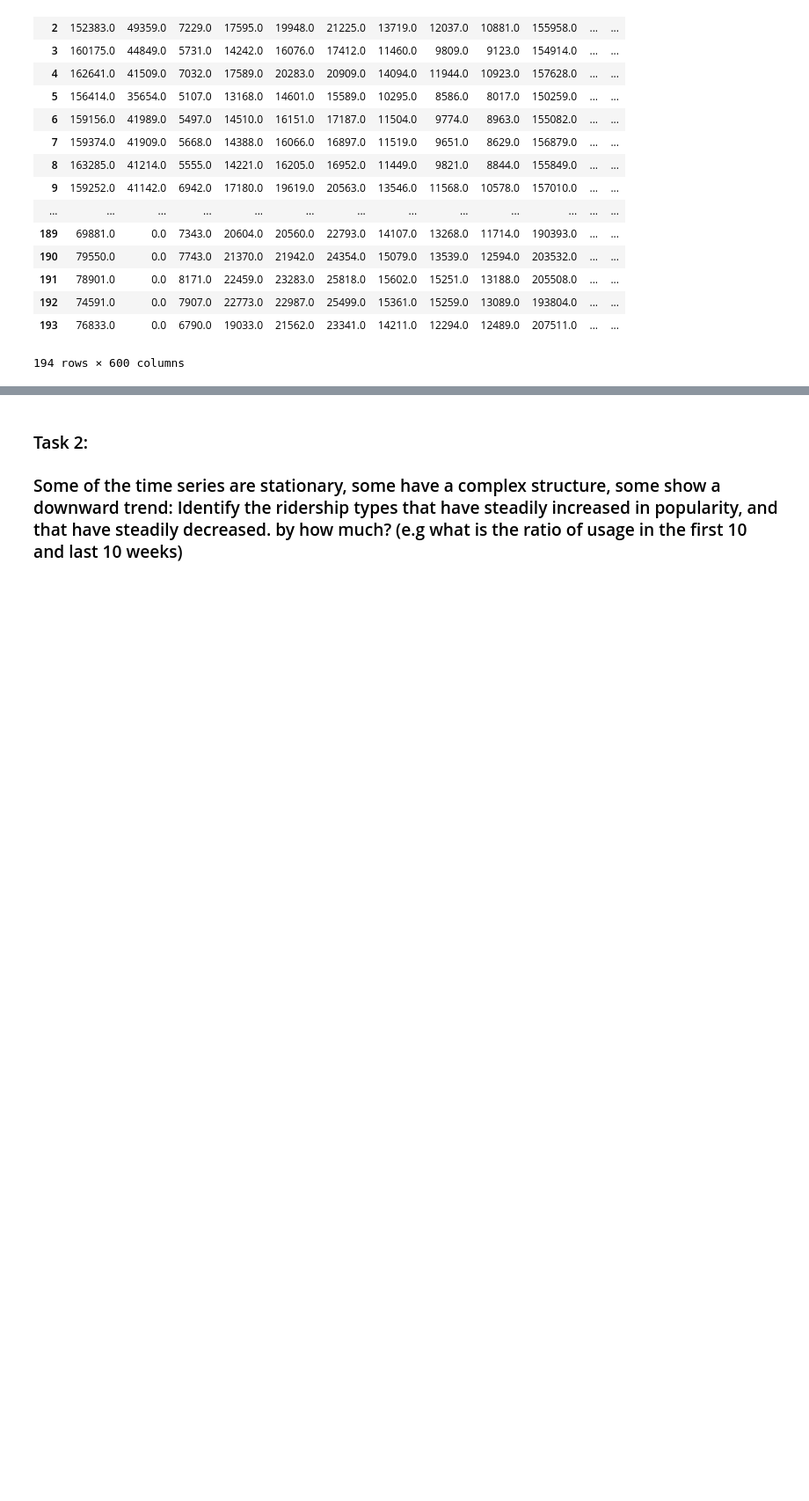
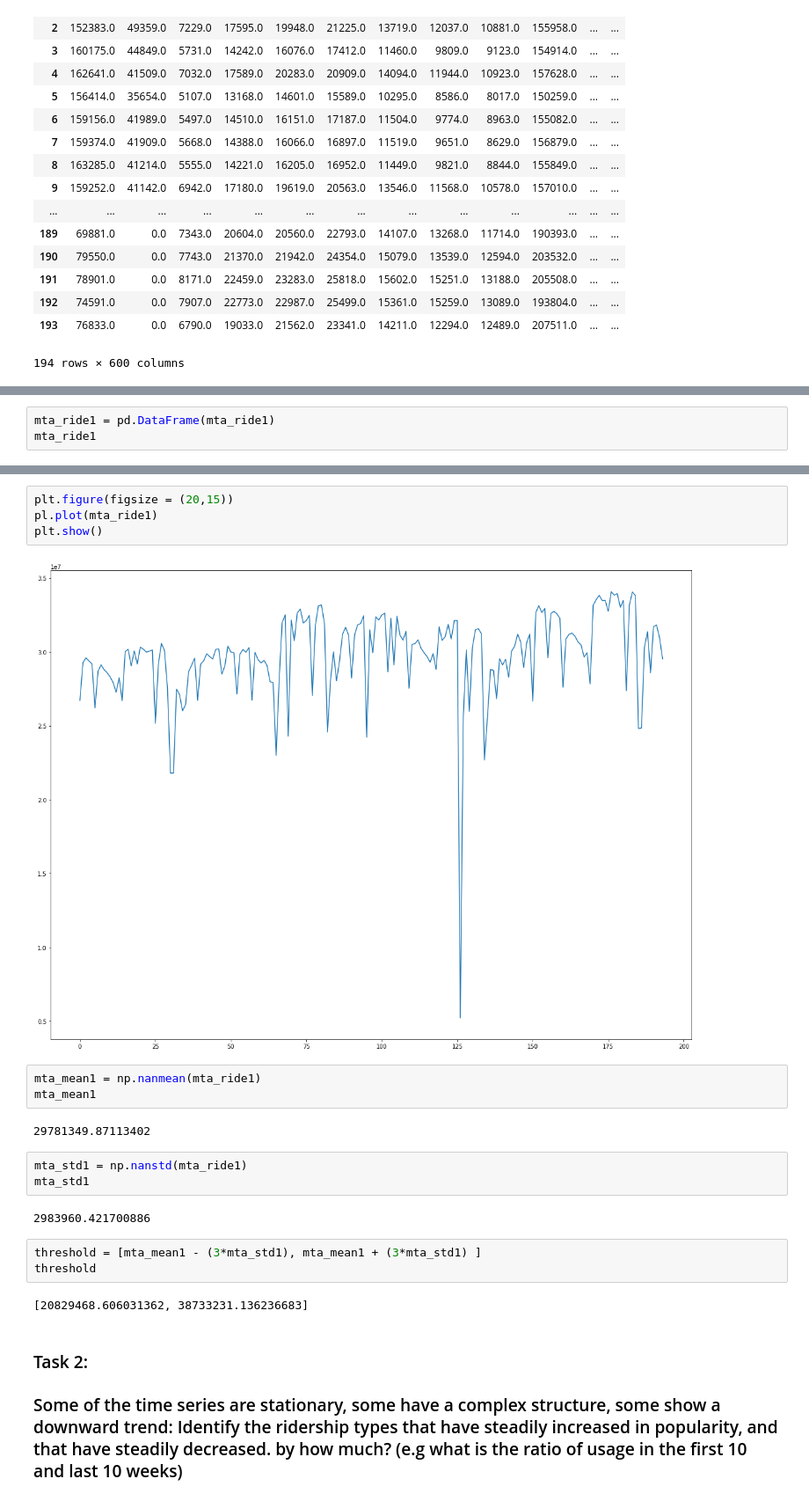
Before and after one commit to jazzzchan/PUI2017_yc3300, a Jupyter notebook: HW10_yc3300/HW10_yc3300.ipynb, the cells around one changed output, grey strips where cells are left out. Shown at 88% size. Cells and saved outputs as stored; diff of their text form; blank space fills up the shorter version.

```diff
--- a/HW10_yc3300/HW10_yc3300.ipynb
+++ b/HW10_yc3300/HW10_yc3300.ipynb
@@ -123,0 +114,3 @@ interval
+# %%
+mta_ride1 = pd.DataFrame(mta_ride1)
+mta_ride1
@@ -124,3 +136,24 @@ interval
+# %%
+plt.figure(figsize = (20,15))
+pl.plot(mta_ride1)
+plt.show()
+# %% [output]
+[figure, added]
+# %%
+mta_mean1 = np.nanmean(mta_ride1)
+mta_mean1
+# %% [output]
+29781349.87113402
+# %%
+mta_std1 = np.nanstd(mta_ride1)
+mta_std1
+# %% [output]
+2983960.421700886
+# %%
+threshold = [mta_mean1 - (3*mta_std1), mta_mean1 + (3*mta_std1) ]
+threshold
+# %% [output]
+[20829468.606031362, 38733231.136236683]
 # %% [markdown]
 ### Task 2:
 ### Some of the time series are stationary, some have a complex structure, some show a downward trend: Identify the ridership types that have steadily increased in popularity, and that have steadily decreased. by how much? (e.g what is the ratio of usage in the first 10 and last 10 weeks)
```
Also changed, not shown: parts of 8 cells of this notebook.
